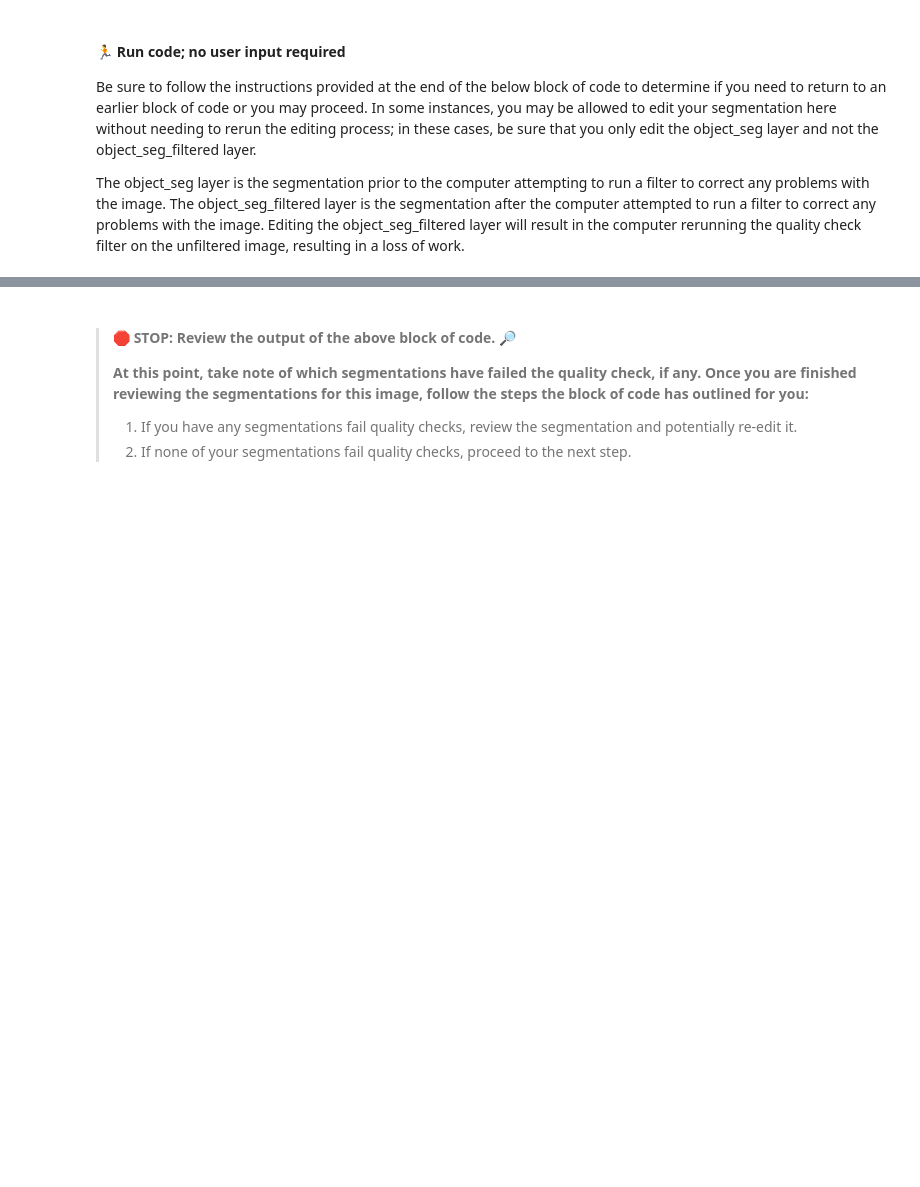
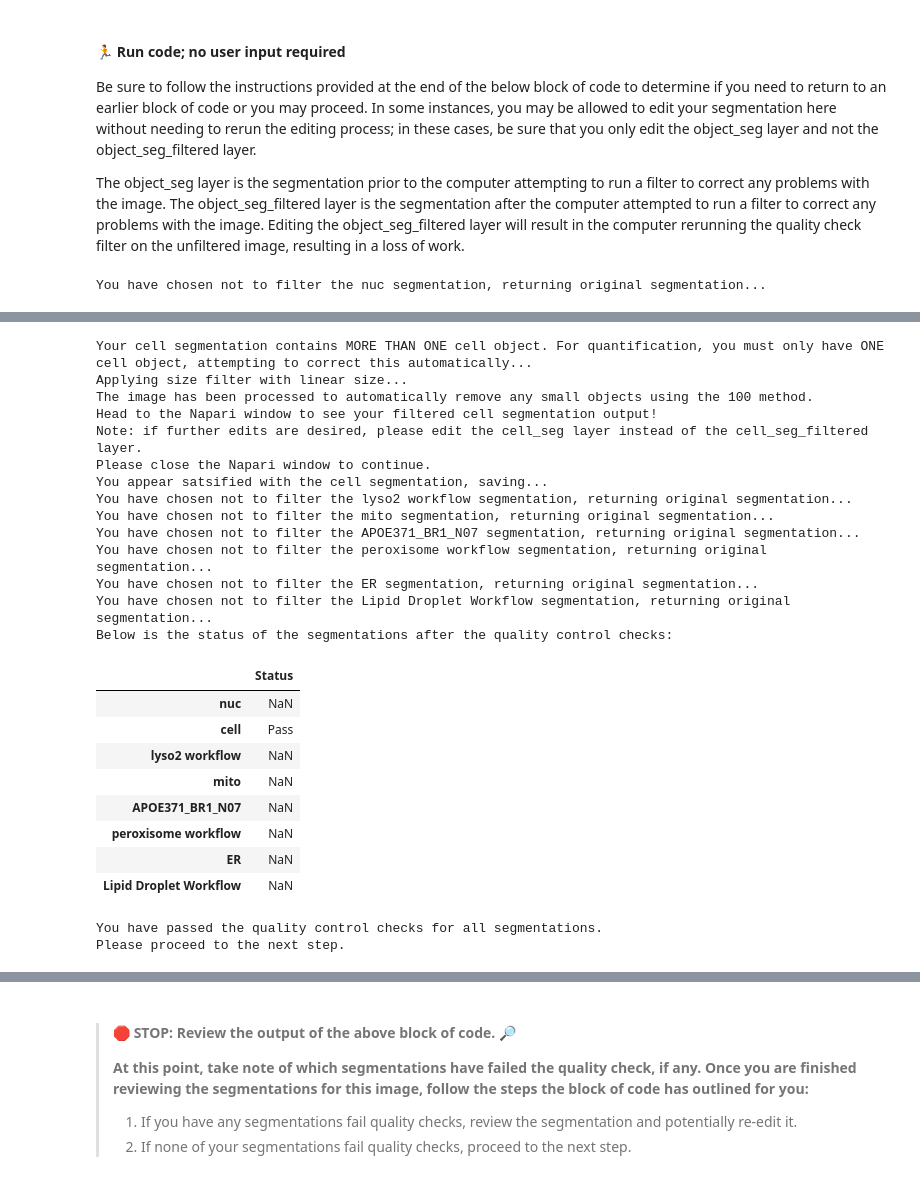
Before and after one commit to SCohenLab/infer-subc, a Jupyter notebook: notebooks/part_1_segmentation_workflows/quality_check_segmentations.ipynb, the cells around one changed output, grey strips where cells are left out. Saved outputs shown, nothing was run; the diff lists cells and outputs as text; code cells hidden in the pictures; blank space fills up the shorter version.

Commit message:
changes to filter

```diff
--- a/notebooks/part_1_segmentation_workflows/quality_check_segmentations.ipynb
+++ b/notebooks/part_1_segmentation_workflows/quality_check_segmentations.ipynb
@@ -172,7 +194,7 @@ pd.DataFrame({"Image Name":raw_file_list})
 &#x1F53C; Use the list  above to determine the index of the image you would like to look at. Eventually, you should look at all images. The pipeline below will indicate when you need to return here to repeat for the next image in the list.
 # %%
 #### USER INPUT REQUIRED ###
-num = 0
+num = 7
 # %% [markdown]
 #### &#x1F3C3; **Run code; no user input required**
 &#x1F453; **FYI:** This code block will import the segmentation files associated to the raw image you selected above. The raw image and segmentations will be included in a Napari viewer for visual inspection.
@@ -189,7 +211,7 @@ for suffix, channel in zip(suffixes, channels):
     if suffix not in multichannel.keys():
         if len(obj.shape) > 3:
             print(f"{suffix} is multichannel, splitting into unnamed separate channels")
-            for i in range(obj.shape[0]):
+            for i in range(int(obj.shape[0])-1):
                 obj_segs[f"{suffix}_{i}"] = (obj[i], channel)
         else:
             obj_segs[suffix] = (obj, channel)
@@ -198,16 +220,16 @@ for suffix, channel in zip(suffixes, channels):
             print(f"{suffix} is not multichannel, ignoring")
             obj_segs[suffix] = (obj, channel)
         else:
-            for i in range(obj.shape[0]):
+            for i in range(int(obj.shape[0])-1):
                 obj_segs[multichannel[suffix][i]] = (obj[i], channel)
 
 for suffix2, suffix, channel in zip(suffixes_2, suffixes, channels):
     if suffix2 is not None:
         obj = import_inferred_organelle(suffix2, raw_meta_dict, Path(seg_path_2), seg_file_type)
-        if suffix2 not in multichannel.keys():
+        if suffix not in multichannel.keys():
             if len(obj.shape) > 3:
                 print(f"{suffix2} is multichannel, splitting into unnamed separate channels")
-                for i in range(obj.shape[0]):
+                for i in range(int(obj.shape[0])-1):
                     obj_segs[f"{suffix}_{i}"] = (obj[i], channel)
             else:
                 obj_segs[suffix] = (obj, channel)
@@ -216,7 +238,7 @@ for suffix2, suffix, channel in zip(suffixes_2, suffixes, channels):
                 print(f"{suffix2} is not multichannel, ignoring")
                 obj_segs[suffix] = (obj, channel)
             else:
-                for i in range(obj.shape[0]):
+                for i in range(int(obj.shape[0])-1):
                     obj_segs[multichannel[suffix][i]] = (obj[i], channel)
 
 # Creating colorways
@@ -256,7 +293,7 @@ Now that you visually inspected your image and the segmentation output files, in
 - `True`: for any images you want to edit
 - `False`: for any that you do not want to edit
 # %%
-obj_edit = [True, True, False, False, False, False, False, False]
+obj_edit = [False, True, False, False, False, False, False, False]
 # %% [markdown]
 #### &#x1F3C3; **Run code; no user input required**
 
@@ -298,7 +341,7 @@ Now that you have edited your files, indicate below which quality check filter y
 
 NOTE: Setting an int value of 0 simply runs the quality checks without making any changes to try to make the image conform to the assumptions. Use this if you do not wish for the computer to make any automatic adjustments to your image.
 # %%
-quality_filter = ['Brightest', 'brightest', None, None, None, None, None, None]
+quality_filter = [None, 100, None, None, None, None, None, None]
 # %% [markdown]
 #### &#x1F3C3; **Run code; no user input required**
 
@@ -308,4 +418,5 @@ The object_seg layer is the segmentation prior to the computer attempting to run
 # %%
+from infer_subc.utils.batch import filter_segmentation
 if len(quality_filter) != len(obj_segs.keys()):
     print("The number of values in the quality filter is not equal to the number of object segmentations.")
     print("Please adjust the values in the quality_filter variable above, then rerun this block of code.")
@@ -319,10 +430,14 @@ else:
             status_table.at[suffix, 'Status'] = 'N/A'
         if (filtered_obj_segs_edit[suffix] is None) or (filt is not None):
             try:
-                filtered_obj_segs_edit[suffix], status_table.at[suffix, 'Status'] = filter_segmentation(suffix, filt, obj_segs_edit[suffix], viewer.layers[f'{suffix}_raw'].data, status_table.at[suffix, 'Status'])
+                filter_out = filter_segmentation(suffix, filt, obj_segs_edit[suffix], raw_img_data, status_table.at[suffix, 'Status'])
+                filtered_obj_segs_edit[suffix] = filter_out[0]
+                status_table.at[suffix, 'Status'] = filter_out[1]
             except (ValueError, KeyError):
                 print(f"No raw image found for {suffix}, adding the 'raw' layer instead.")
-                filtered_obj_segs_edit[suffix], status_table.at[suffix, 'Status'] = filter_segmentation(suffix, filt, obj_segs_edit[suffix], viewer.layers['raw'].data, status_table.at[suffix, 'Status'])
+                filter_out = filter_segmentation(suffix, filt, obj_segs_edit[suffix], viewer.layers['raw'].data, status_table.at[suffix, 'Status'])
+                filtered_obj_segs_edit[suffix] = filter_out[0]
+                status_table.at[suffix, 'Status'] = filter_out[1]
 
     print("Below is the status of the segmentations after the quality control checks:")
     display(status_table)
@@ -333,3 +448,5 @@ else:
     else:
         print("You have passed the quality control checks for all segmentations.")
         print("Please proceed to the next step.")
+# %% [output]
+You have chosen not to filter the nuc segmentation, returning original segmentation...
@@ -335,0 +455,25 @@ else:
+Your cell segmentation contains MORE THAN ONE cell object. For quantification, you must only have ONE cell object, attempting to correct this automatically...
+Applying size filter with linear size...
+The image has been processed to automatically remove any small objects using the 100 method.
+Head to the Napari window to see your filtered cell segmentation output!
+Note: if further edits are desired, please edit the cell_seg layer instead of the cell_seg_filtered layer.
+Please close the Napari window to continue.
+You appear satsified with the cell segmentation, saving...
+You have chosen not to filter the lyso2 workflow segmentation, returning original segmentation...
+You have chosen not to filter the mito segmentation, returning original segmentation...
+You have chosen not to filter the APOE371_BR1_N07 segmentation, returning original segmentation...
+You have chosen not to filter the peroxisome workflow segmentation, returning original segmentation...
+You have chosen not to filter the ER segmentation, returning original segmentation...
+You have chosen not to filter the Lipid Droplet Workflow segmentation, returning original segmentation...
+Below is the status of the segmentations after the quality control checks:
+|  | Status |
+| nuc | NaN |
+| cell | Pass |
+| lyso2 workflow | NaN |
+| mito | NaN |
+| APOE371_BR1_N07 | NaN |
+| peroxisome workflow | NaN |
+| ER | NaN |
+| Lipid Droplet Workflow | NaN |
+You have passed the quality control checks for all segmentations.
+Please proceed to the next step.
```
Also changed, not shown: parts of 11 cells of this notebook, 1 other file.
